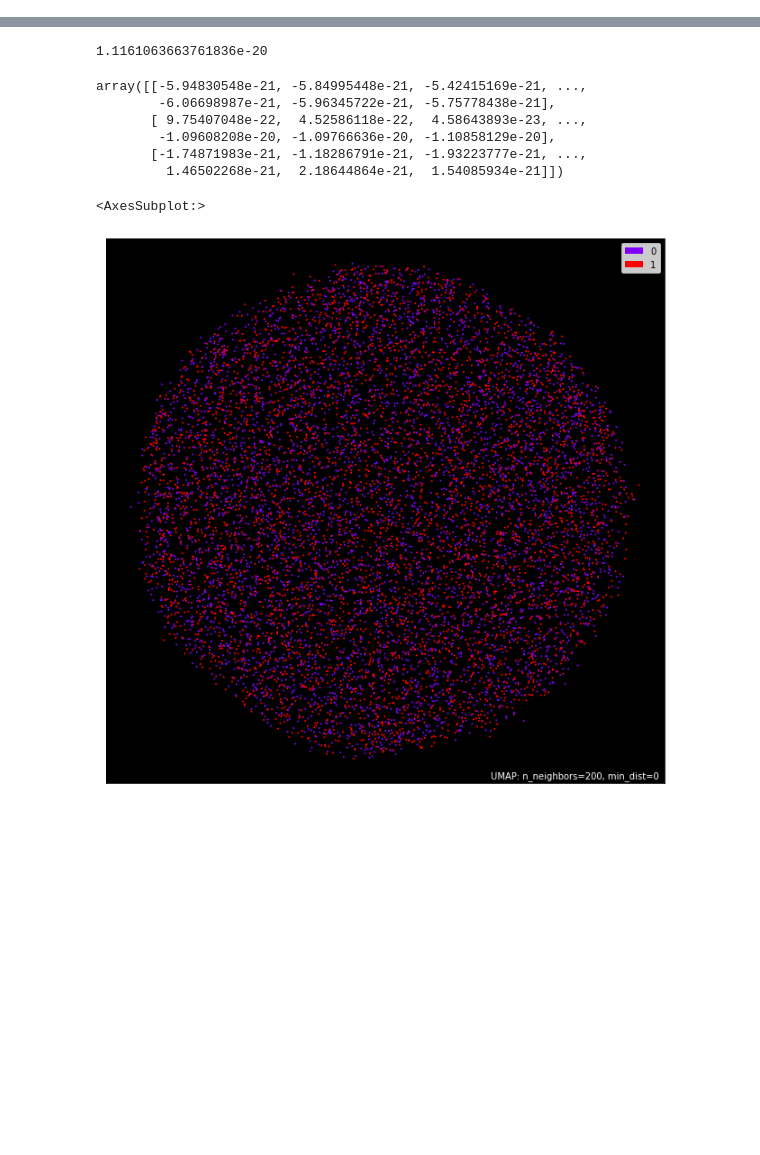
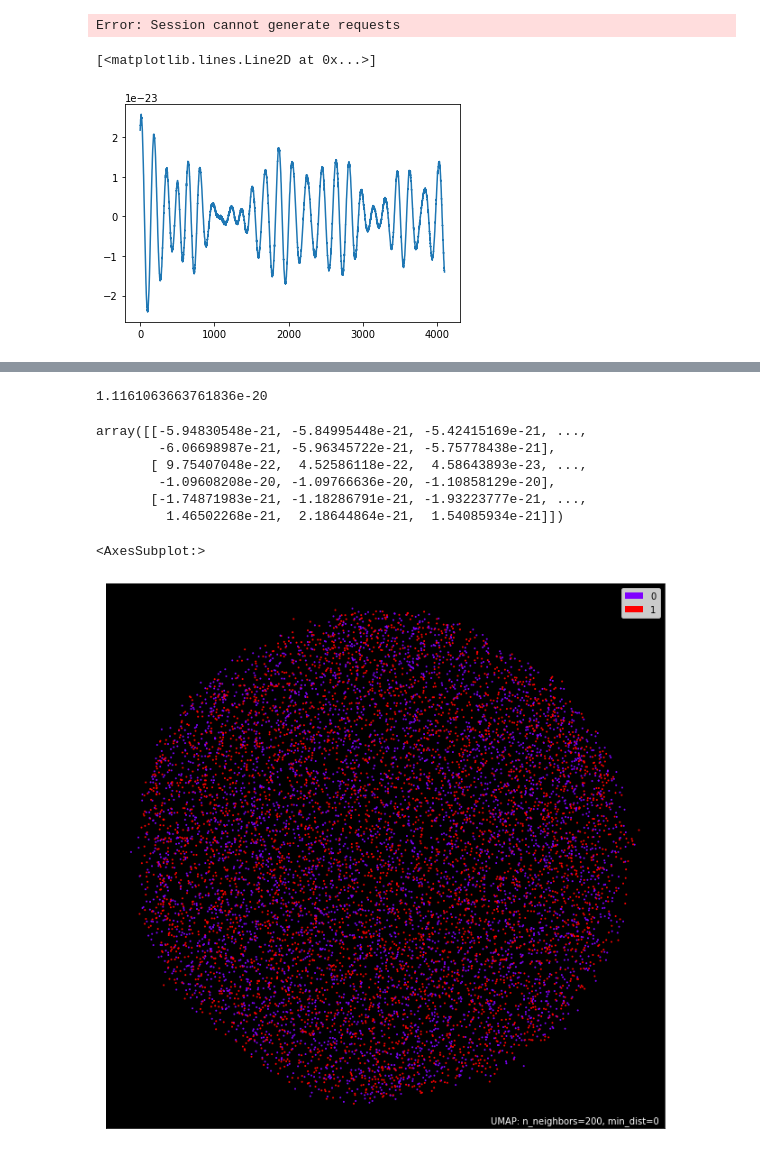
Before and after one commit to hamishdickson/g2net, a Jupyter notebook: nbs/eda.ipynb, the cells around one changed output, grey strips where cells are left out. Saved outputs shown, nothing was run; the diff lists cells and outputs as text; code cells hidden in the pictures; blank space fills up the shorter version.

```diff
--- a/nbs/eda.ipynb
+++ b/nbs/eda.ipynb
@@ -20,12 +24,20 @@ df.head(3)
 # %%
-X_0 = []
-X_1 = []
-X_2 = []
-t = []
+X_0_1 = []
+X_0_0 = []
 
 for _, d in tqdm(df.iterrows()):
     a = np.load(d.path)
-    X_0.append(a[0])
-    X_1.append(a[1])
-    X_2.append(a[2])
-    t.append(d.target)
+    if d.target == 1:
+        X_0_1.append(a[1])
+    else:
+        X_0_0.append(a[1])
+# %%
+X1 = np.array(X_0_1)
+X0 = np.array(X_0_0)
+# %% [output]
+Error: Session cannot generate requests
+# %%
+plt.plot(X0.mean(axis=0))
+# %% [output]
+[<matplotlib.lines.Line2D at 0x...>]
+[figure, added]
```
Also changed, not shown: parts of 25 cells of this notebook, 6 other files.
